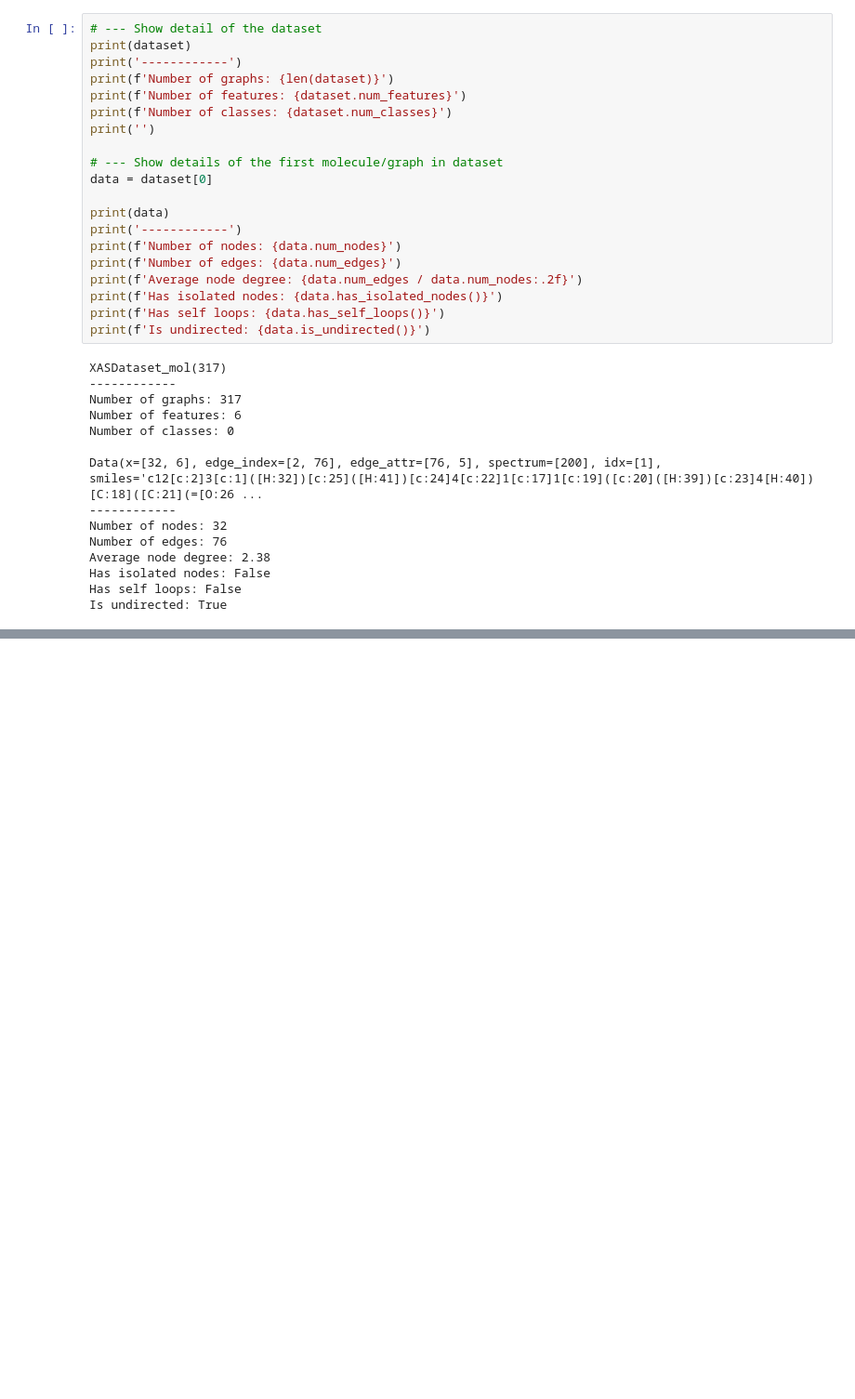
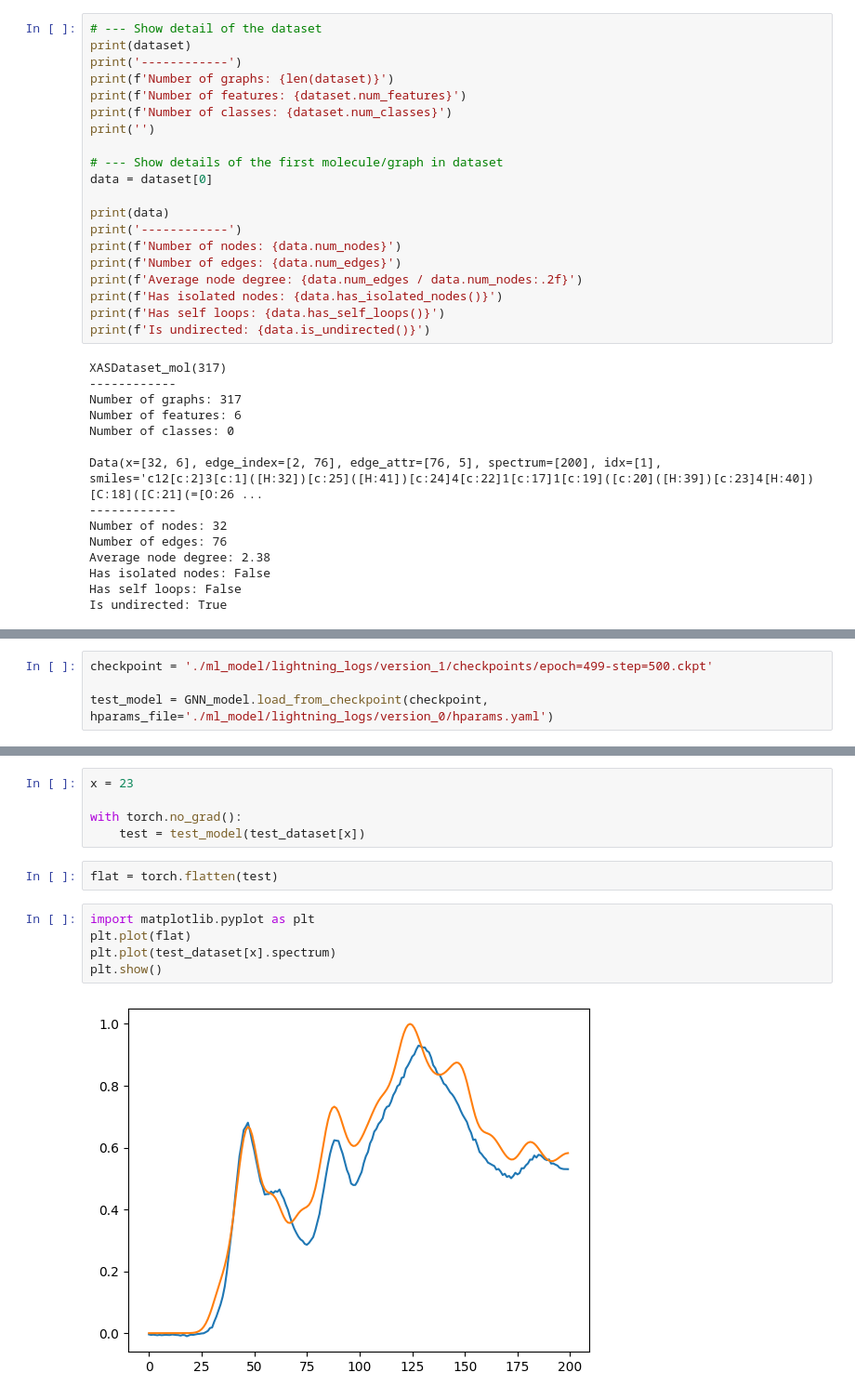
Before and after one commit to sam-j-hall/GNN-XAS-GO, a Jupyter notebook: lightning/train.ipynb, the cells around one changed output, grey strips where cells are left out. Shown at 93% size. Cells and saved outputs as stored; diff of their text form; blank space fills up the shorter version.

```diff
--- a/lightning/train.ipynb
+++ b/lightning/train.ipynb
@@ -142,0 +233,4 @@ LOCAL_RANK: 0 - CUDA_VISIBLE_DEVICES: [0]
+# %%
+checkpoint = './ml_model/lightning_logs/version_1/checkpoints/epoch=499-step=500.ckpt'
+
+test_model = GNN_model.load_from_checkpoint(checkpoint, hparams_file='./ml_model/lightning_logs/version_0/hparams.yaml')
@@ -142,0 +268,14 @@ LOCAL_RANK: 0 - CUDA_VISIBLE_DEVICES: [0]
+# %%
+x = 23
+
+with torch.no_grad():
+    test = test_model(test_dataset[x])
+# %%
+flat = torch.flatten(test)
+# %%
+import matplotlib.pyplot as plt
+plt.plot(flat)
+plt.plot(test_dataset[x].spectrum)
+plt.show()
+# %% [output]
+[figure, added]
```
Also changed, not shown: parts of 20 cells of this notebook, 3 other files.
